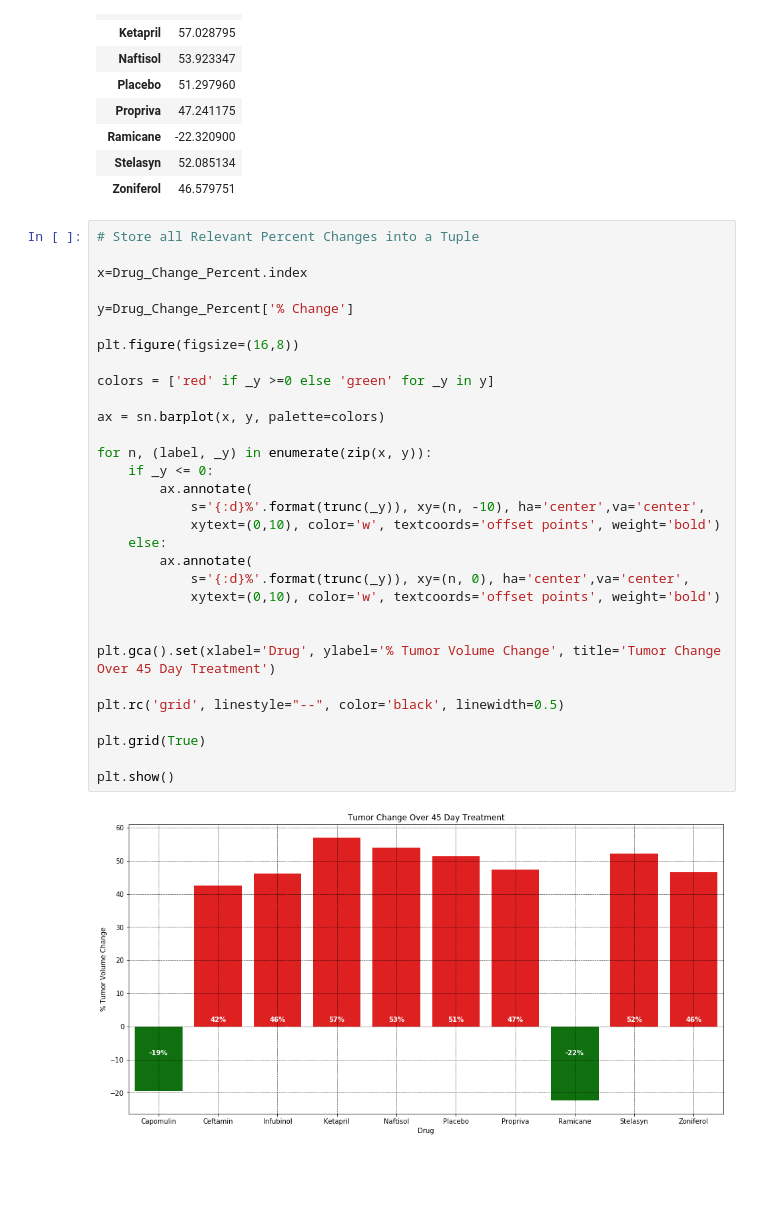
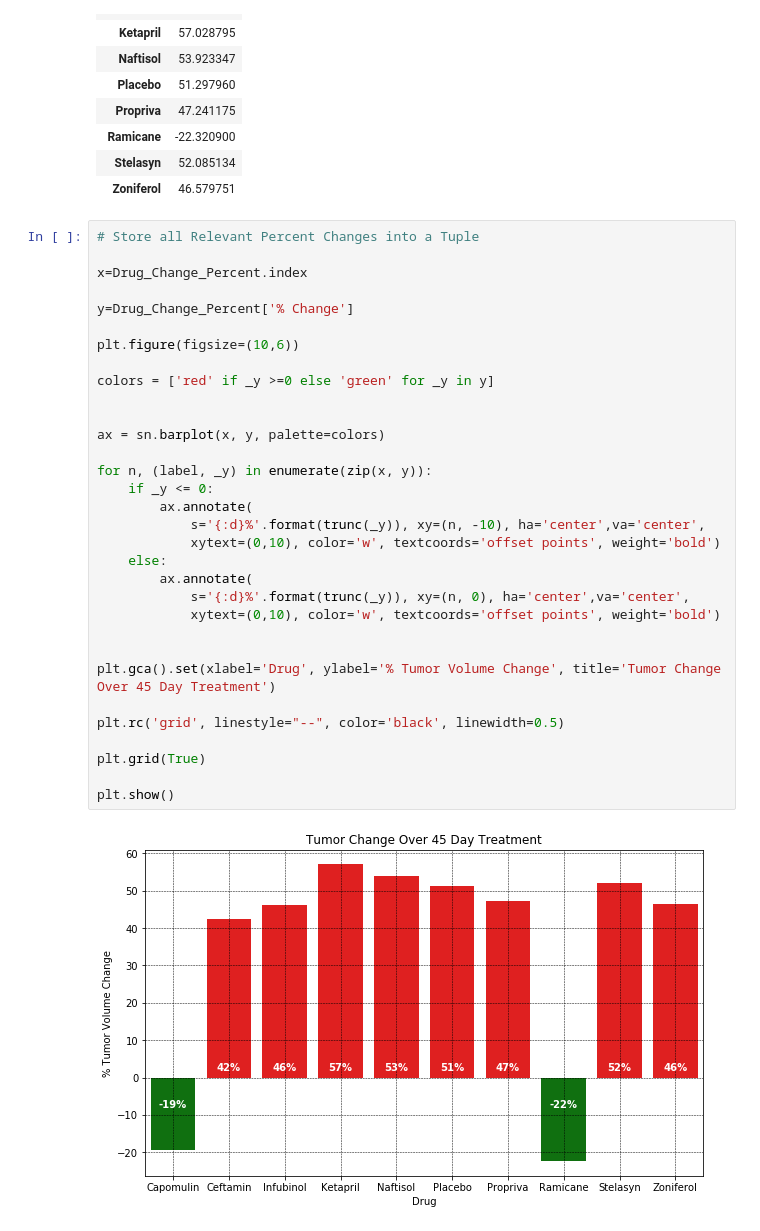
Before and after one commit to Deyinka/matplotlib-challenge, a Jupyter notebook: Pymaceuticals/Pymaceuticals _Assignment.ipynb, the cells around one changed output. Cells and saved outputs as stored; diff of their text form; blank space fills up the shorter version.

```diff
--- a/Pymaceuticals/Pymaceuticals _Assignment.ipynb
+++ b/Pymaceuticals/Pymaceuticals _Assignment.ipynb
@@ -322,35 +322,36 @@ Drug_Change_Percent
 # Store all Relevant Percent Changes into a Tuple
 
 x=Drug_Change_Percent.index
 
 y=Drug_Change_Percent['% Change']
 
-plt.figure(figsize=(16,8))
+plt.figure(figsize=(10,6))
 
 colors = ['red' if _y >=0 else 'green' for _y in y]
+
 
 ax = sn.barplot(x, y, palette=colors)
 
 for n, (label, _y) in enumerate(zip(x, y)):
     if _y <= 0:
         ax.annotate(
             s='{:d}%'.format(trunc(_y)), xy=(n, -10), ha='center',va='center',
             xytext=(0,10), color='w', textcoords='offset points', weight='bold')
     else:
         ax.annotate(
             s='{:d}%'.format(trunc(_y)), xy=(n, 0), ha='center',va='center',
             xytext=(0,10), color='w', textcoords='offset points', weight='bold')
 
 
 plt.gca().set(xlabel='Drug', ylabel='% Tumor Volume Change', title='Tumor Change Over 45 Day Treatment')
 
 plt.rc('grid', linestyle="--", color='black', linewidth=0.5)
 
 plt.grid(True)
 
 plt.show()
 # %% [output]
-[figure, old version]
+[figure, new version]
 # %%
 OBSERVATIONS
 1. Mice that were administered Capomulin had the highest survival rate durng treatment.
```
Also changed, not shown: parts of 1 cell of this notebook, 1 other file.
